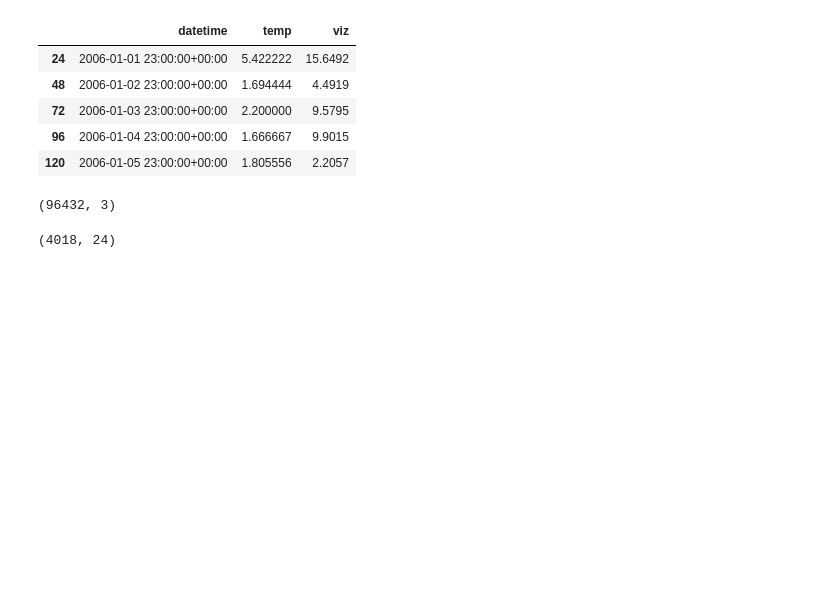
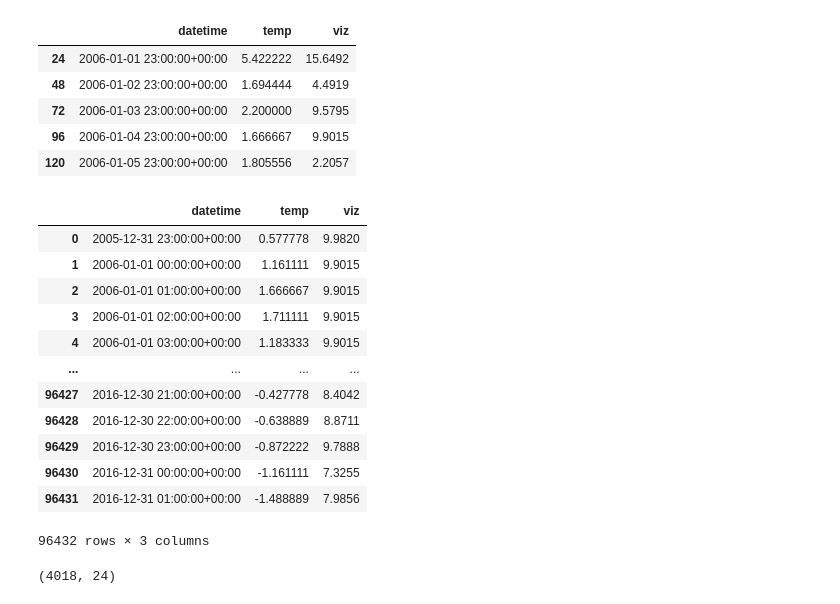
Before and after one commit to SatyamShivamCDAC/satyam-deep-learning, a Jupyter notebook: day9/temp_viz.ipynb, the cells around one changed output. Saved outputs shown, nothing was run; the diff lists cells and outputs as text; code cells hidden in the pictures; blank space fills up the shorter version.

```diff
--- a/day9/temp_viz.ipynb
+++ b/day9/temp_viz.ipynb
@@ -253,8 +253,22 @@ y_df.head()
 # %%
 X_df = temp_df.iloc[range(len(y_df)*time_step)]
 X_df.shape
+
+X_df
 # %% [output]
+|  | datetime | temp | viz |
+| 0 | 2005-12-31 23:00:00+00:00 | 0.577778 | 9.9820 |
+| 1 | 2006-01-01 00:00:00+00:00 | 1.161111 | 9.9015 |
+| 2 | 2006-01-01 01:00:00+00:00 | 1.666667 | 9.9015 |
+| 3 | 2006-01-01 02:00:00+00:00 | 1.711111 | 9.9015 |
+| 4 | 2006-01-01 03:00:00+00:00 | 1.183333 | 9.9015 |
+| ... | ... | ... | ... |
+| 96427 | 2016-12-30 21:00:00+00:00 | -0.427778 | 8.4042 |
+| 96428 | 2016-12-30 22:00:00+00:00 | -0.638889 | 8.8711 |
+| 96429 | 2016-12-30 23:00:00+00:00 | -0.872222 | 9.7888 |
+| 96430 | 2016-12-31 00:00:00+00:00 | -1.161111 | 7.3255 |
+| 96431 | 2016-12-31 01:00:00+00:00 | -1.488889 | 7.9856 |
-(96432, 3)
+96432 rows × 3 columns
 # %%
 X_temp = np.reshape(X_df['temp'].to_numpy(),(len(y_df),time_step))
 X_viz = np.reshape(X_df['viz'].to_numpy(),(len(y_df),time_step))
```
Also changed, not shown: parts of 2 cells of this notebook, 8 other files.
